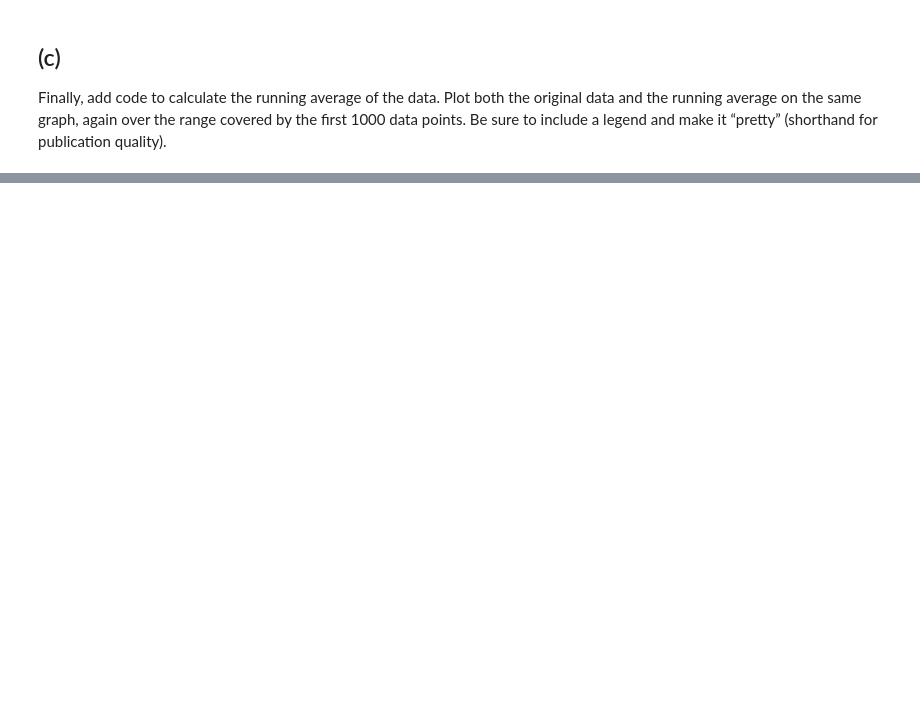
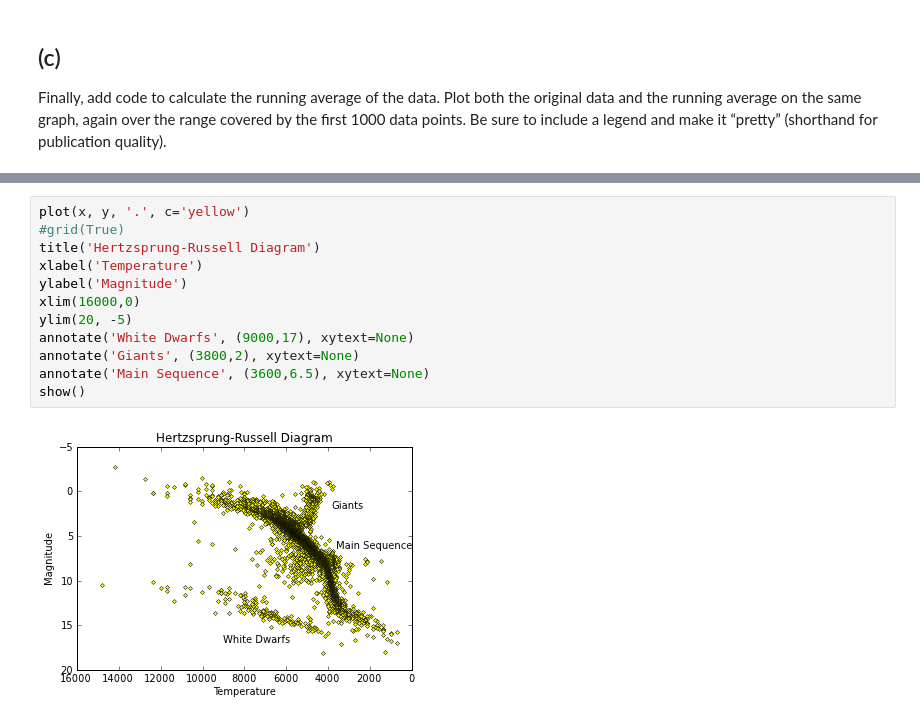
Before and after one commit to ssteeper/PHYS-202-13, a Jupyter notebook: week3/graphics ex. 2.ipynb, the cells around one changed output, grey strips where cells are left out. Drawn from its saved outputs; the diff is of its cells as text; blank space fills up the shorter version.

```diff
--- a/week3/graphics ex. 2.ipynb
+++ b/week3/graphics ex. 2.ipynb
@@ -171,0 +210,14 @@ show()
+# %%
+plot(x, y, '.', c='yellow')
+#grid(True)
+title('Hertzsprung-Russell Diagram')
+xlabel('Temperature')
+ylabel('Magnitude')
+xlim(16000,0)
+ylim(20, -5)
+annotate('White Dwarfs', (9000,17), xytext=None)
+annotate('Giants', (3800,2), xytext=None)
+annotate('Main Sequence', (3600,6.5), xytext=None)
+show()
+# %% [output]
+[figure, added]
```
Also changed, not shown: parts of 9 cells of this notebook, 1 other file.
